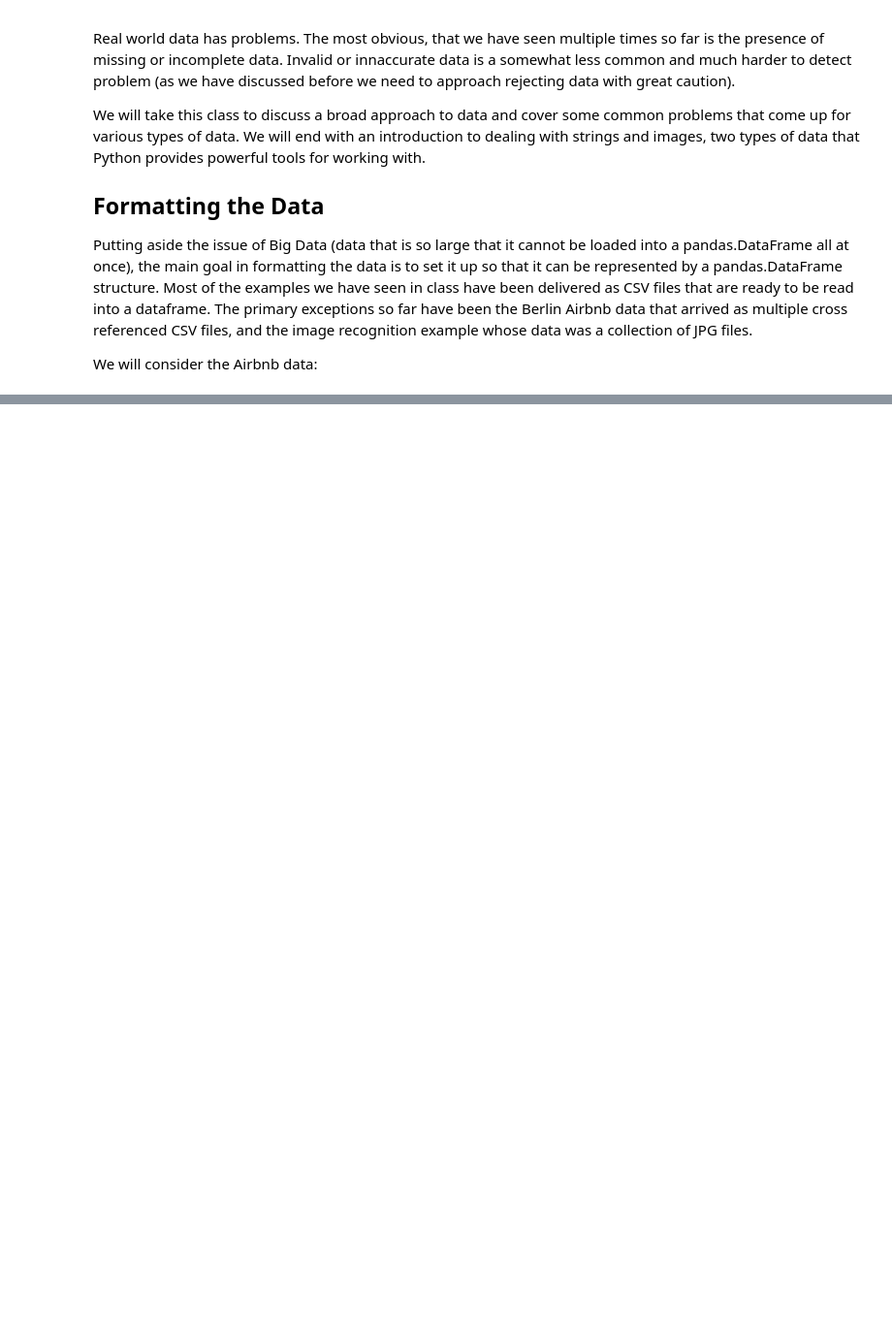
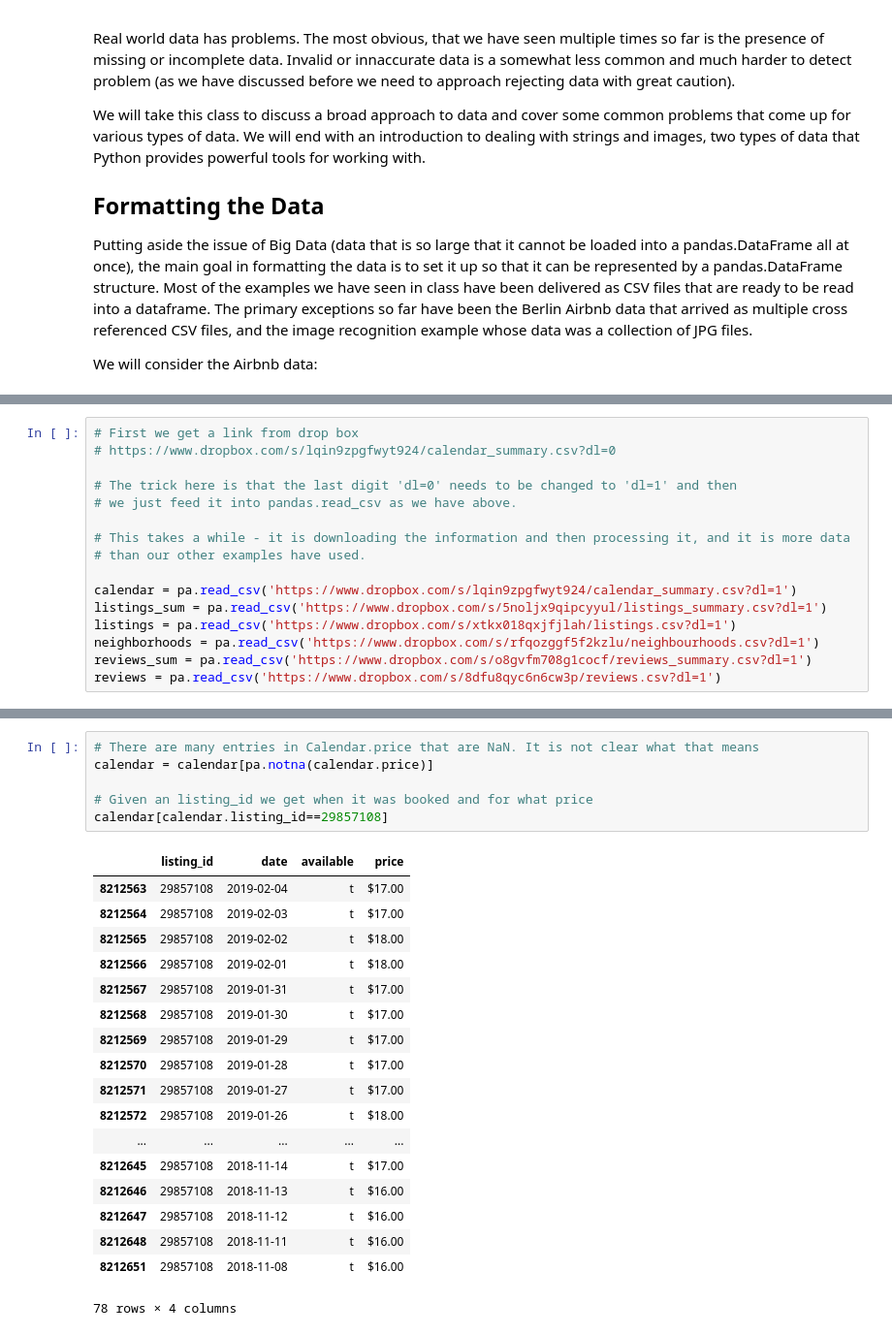
Before and after one commit to virgilpierce/STAT_411, a Jupyter notebook: 4 - Wrangling and Cross Validation.ipynb, the cells around one changed output, grey strips where cells are left out. Shown at 97% size. Cells and saved outputs as stored; diff of their text form; blank space fills up the shorter version.

```diff
--- a/4 - Wrangling and Cross Validation.ipynb
+++ b/4 - Wrangling and Cross Validation.ipynb
@@ -12,0 +17,16 @@ We will consider the Airbnb data:
+# %%
+# First we get a link from drop box
+# https://www.dropbox.com/s/lqin9zpgfwyt924/calendar_summary.csv?dl=0
+
+# The trick here is that the last digit 'dl=0' needs to be changed to 'dl=1' and then
+# we just feed it into pandas.read_csv as we have above.
+
+# This takes a while - it is downloading the information and then processing it, and it is more data
+# than our other examples have used.
+
+calendar = pa.read_csv('https://www.dropbox.com/s/lqin9zpgfwyt924/calendar_summary.csv?dl=1')
+listings_sum = pa.read_csv('https://www.dropbox.com/s/5noljx9qipcyyul/listings_summary.csv?dl=1')
+listings = pa.read_csv('https://www.dropbox.com/s/xtkx018qxjfjlah/listings.csv?dl=1')
+neighborhoods = pa.read_csv('https://www.dropbox.com/s/rfqozggf5f2kzlu/neighbourhoods.csv?dl=1')
+reviews_sum = pa.read_csv('https://www.dropbox.com/s/o8gvfm708g1cocf/reviews_summary.csv?dl=1')
+reviews = pa.read_csv('https://www.dropbox.com/s/8dfu8qyc6n6cw3p/reviews.csv?dl=1')
@@ -12,0 +42,25 @@ We will consider the Airbnb data:
+# %%
+# There are many entries in Calendar.price that are NaN. It is not clear what that means
+calendar = calendar[pa.notna(calendar.price)]
+
+# Given an listing_id we get when it was booked and for what price
+calendar[calendar.listing_id==29857108]
+# %% [output]
+|  | listing_id | date | available | price |
+| 8212563 | 29857108 | 2019-02-04 | t | $17.00 |
+| 8212564 | 29857108 | 2019-02-03 | t | $17.00 |
+| 8212565 | 29857108 | 2019-02-02 | t | $18.00 |
+| 8212566 | 29857108 | 2019-02-01 | t | $18.00 |
+| 8212567 | 29857108 | 2019-01-31 | t | $17.00 |
+| 8212568 | 29857108 | 2019-01-30 | t | $17.00 |
+| 8212569 | 29857108 | 2019-01-29 | t | $17.00 |
+| 8212570 | 29857108 | 2019-01-28 | t | $17.00 |
+| 8212571 | 29857108 | 2019-01-27 | t | $17.00 |
+| 8212572 | 29857108 | 2019-01-26 | t | $18.00 |
+| ... | ... | ... | ... | ... |
+| 8212645 | 29857108 | 2018-11-14 | t | $17.00 |
+| 8212646 | 29857108 | 2018-11-13 | t | $16.00 |
+| 8212647 | 29857108 | 2018-11-12 | t | $16.00 |
+| 8212648 | 29857108 | 2018-11-11 | t | $16.00 |
+| 8212651 | 29857108 | 2018-11-08 | t | $16.00 |
+78 rows × 4 columns
```
Also changed, not shown: parts of 24 cells of this notebook, 1 other file.
